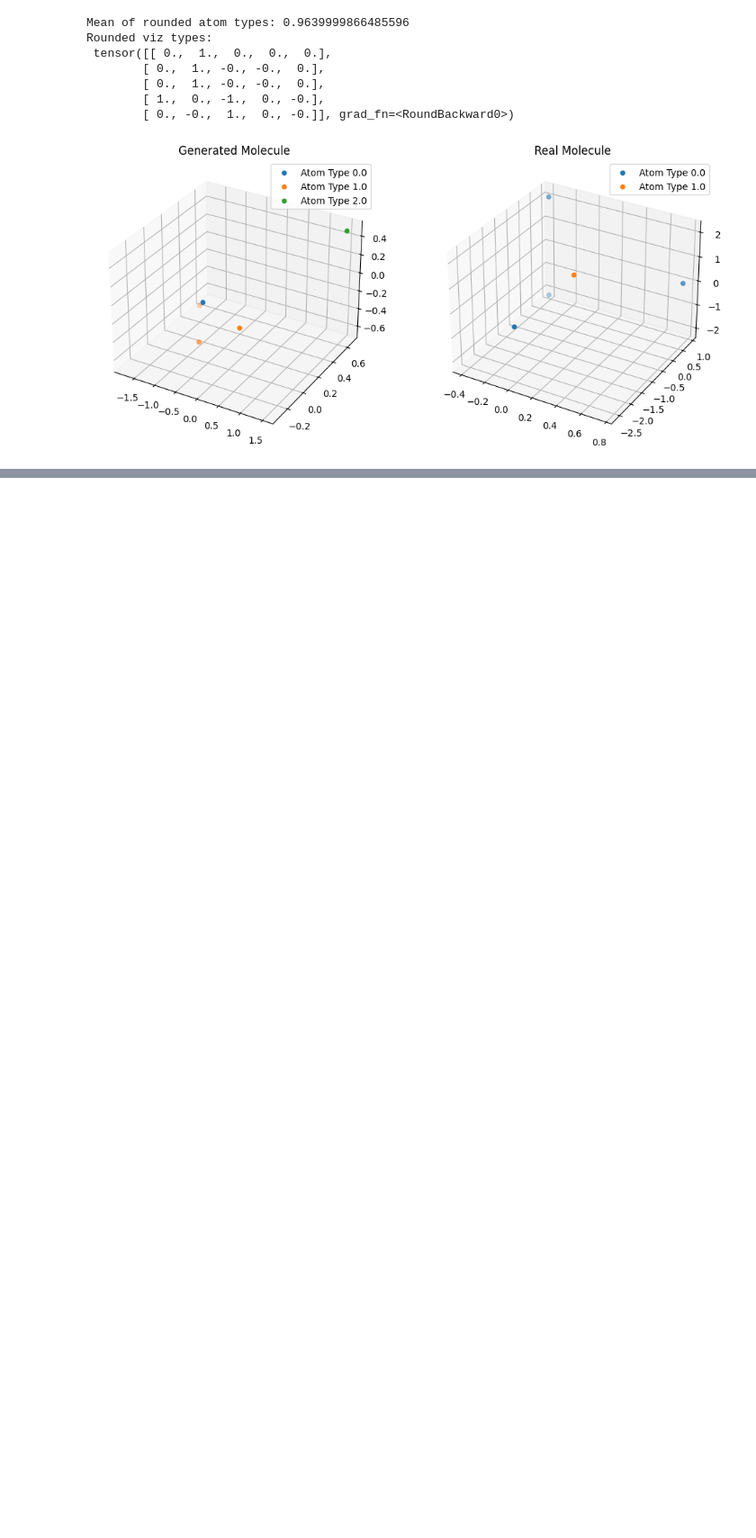
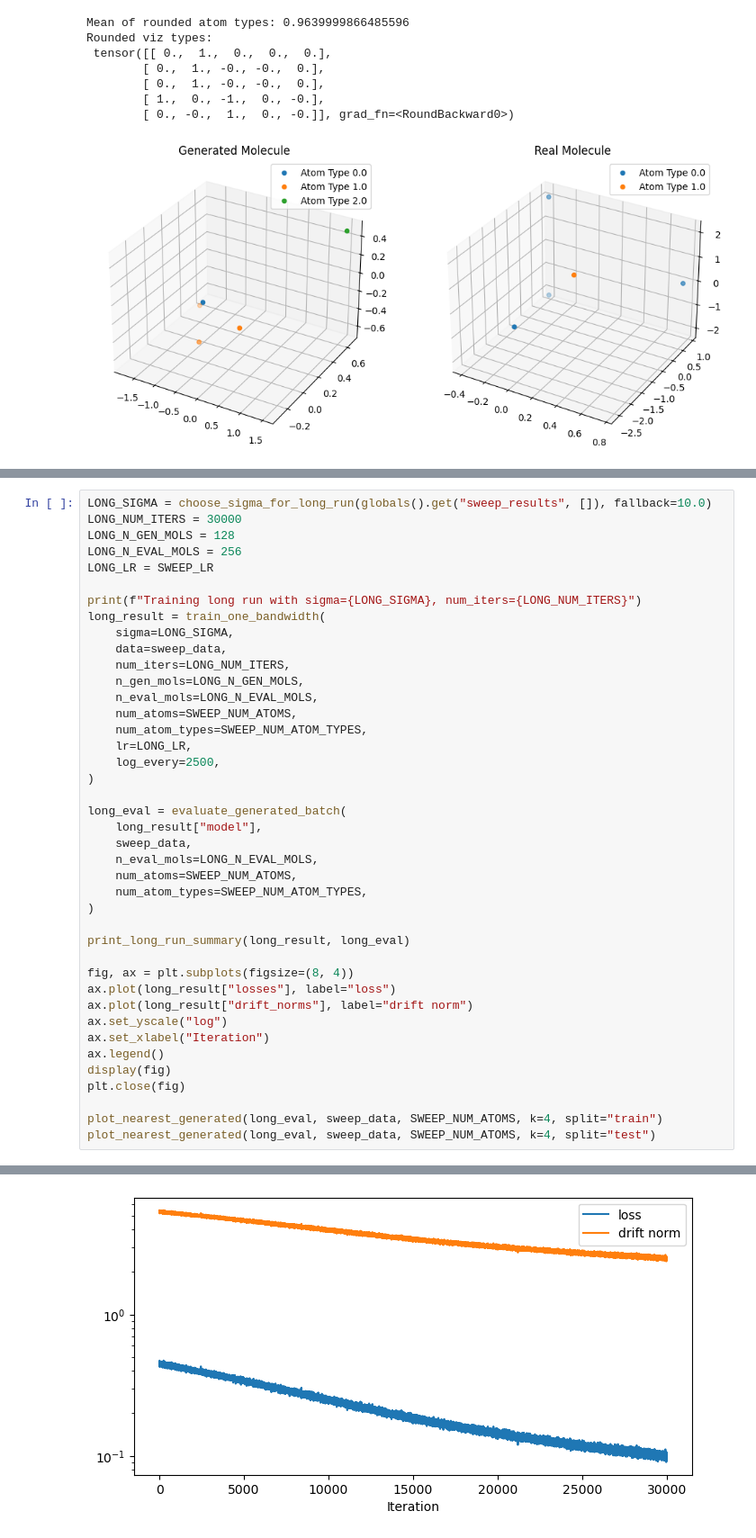
Before and after one commit to edovergna/equi-drifting, a Jupyter notebook: notebooks/one_real_molecule_exp.ipynb, the cells around one changed output, grey strips where cells are left out. Shown at 90% size. Cells and saved outputs as stored; diff of their text form; blank space fills up the shorter version.

```diff
--- a/notebooks/one_real_molecule_exp.ipynb
+++ b/notebooks/one_real_molecule_exp.ipynb
@@ -828,0 +1183,42 @@ Rounded viz types:
+# %%
+LONG_SIGMA = choose_sigma_for_long_run(globals().get("sweep_results", []), fallback=10.0)
+LONG_NUM_ITERS = 30000
+LONG_N_GEN_MOLS = 128
+LONG_N_EVAL_MOLS = 256
+LONG_LR = SWEEP_LR
+
+print(f"Training long run with sigma={LONG_SIGMA}, num_iters={LONG_NUM_ITERS}")
+long_result = train_one_bandwidth(
+    sigma=LONG_SIGMA,
+    data=sweep_data,
+    num_iters=LONG_NUM_ITERS,
+    n_gen_mols=LONG_N_GEN_MOLS,
+    n_eval_mols=LONG_N_EVAL_MOLS,
+    num_atoms=SWEEP_NUM_ATOMS,
+    num_atom_types=SWEEP_NUM_ATOM_TYPES,
+    lr=LONG_LR,
+    log_every=2500,
+)
+
+long_eval = evaluate_generated_batch(
+    long_result["model"],
+    sweep_data,
+    n_eval_mols=LONG_N_EVAL_MOLS,
+    num_atoms=SWEEP_NUM_ATOMS,
+    num_atom_types=SWEEP_NUM_ATOM_TYPES,
+)
+
+print_long_run_summary(long_result, long_eval)
+
+fig, ax = plt.subplots(figsize=(8, 4))
+ax.plot(long_result["losses"], label="loss")
+ax.plot(long_result["drift_norms"], label="drift norm")
+ax.set_yscale("log")
+ax.set_xlabel("Iteration")
+ax.legend()
+display(fig)
+plt.close(fig)
+
+plot_nearest_generated(long_eval, sweep_data, SWEEP_NUM_ATOMS, k=4, split="train")
+plot_nearest_generated(long_eval, sweep_data, SWEEP_NUM_ATOMS, k=4, split="test")
+# %% [output]
@@ -828,0 +1245 @@ Rounded viz types:
+[figure, added]
```
Also changed, not shown: parts of 10 cells of this notebook, 1 other file.
